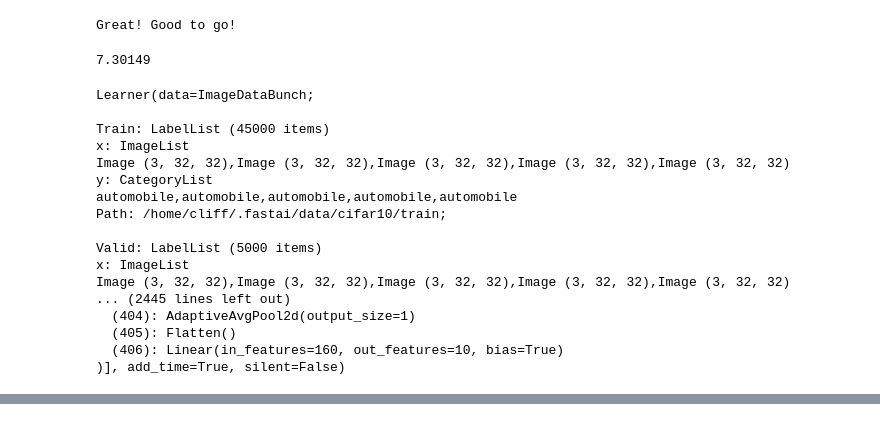
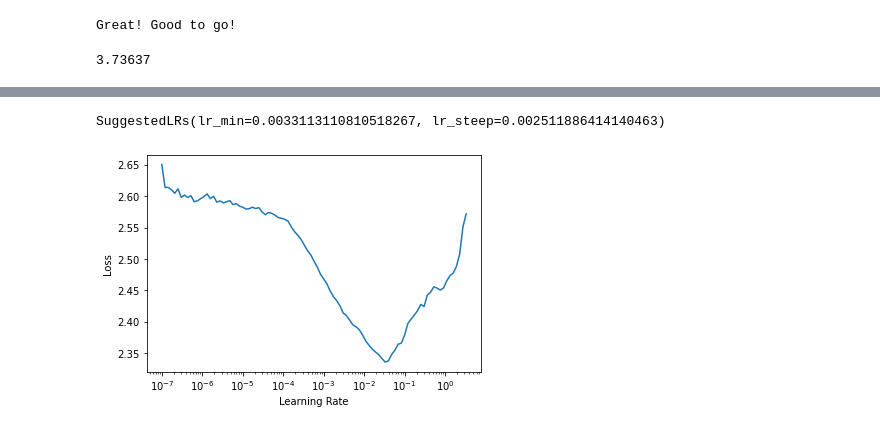
Before and after one commit to cliffbb/geppy_nn, a Jupyter notebook: evolution_search.ipynb, the cells around one changed output, grey strips where cells are left out. Saved outputs shown, nothing was run; the diff lists cells and outputs as text; code cells hidden in the pictures.

Commit message:
Update fastai_v2

```diff
--- a/evolution_search.ipynb
+++ b/evolution_search.ipynb
@@ -90,9 +103,7 @@ torch.backends.cudnn.enabled = True
 torch.backends.cudnn.benchmark = True
 #torch.backends.deterministic = True
 # %%
-conf = arch_config(comp_graph=comp_graph,
-                   #depth_coeff=1.0,
-                   #width_coeff=1.0,
+conf = arch_config(comp_graphs=comp_graphs,
                    channels=40,
                    repeat_list=[4, 4, 4],
                    classes=10)
@@ -100,5 +111,5 @@ conf = arch_config(comp_graph=comp_graph,
 net = get_net(conf)
 count_parameters(net)
 # %% [output]
-7.30149
+3.73637
 # %%
@@ -121,23 +140,9 @@ data = (ImageList.from_folder(path/'train')
 # %%
-#opt_func=optim.Adam,
-model_dir = '/home/cliff/ResearchProjects/geppy_nn/comp_graphs/new'
-learn = Learner(data, net, bn_wd=False, metrics=[error_rate, accuracy], model_dir=model_dir).mixup(alpha=1.)
-learn.to_fp16()
+# loss_func = nn.CrossEntropyLoss()
+cutmix = CutMix()
+save = SaveModelCallback(monitor='accuracy', name='model')
+model_dir = '/home/cliff/ResearchProjects/geppy_nn/comp_graphs/tevc_2020'
+
+learn = Learner(data, net, metrics=[error_rate, accuracy],
+                cbs=[cutmix, save], model_dir=model_dir)
+#learn.to_fp16()
-# %% [output]
-Learner(data=ImageDataBunch;
-
-Train: LabelList (45000 items)
-x: ImageList
-Image (3, 32, 32),Image (3, 32, 32),Image (3, 32, 32),Image (3, 32, 32),Image (3, 32, 32)
-y: CategoryList
-automobile,automobile,automobile,automobile,automobile
-Path: /home/cliff/.fastai/data/cifar10/train;
-
-Valid: LabelList (5000 items)
-x: ImageList
-Image (3, 32, 32),Image (3, 32, 32),Image (3, 32, 32),Image (3, 32, 32),Image (3, 32, 32)
-... (2445 lines left out)
-  (404): AdaptiveAvgPool2d(output_size=1)
-  (405): Flatten()
-  (406): Linear(in_features=160, out_features=10, bias=True)
-)], add_time=True, silent=False)
@@ -147,0 +149,4 @@ learn.recorder.plot()
+# %%
+learn.lr_find()
+# learn.recorder.plot()
+# %% [output]
@@ -148 +154,3 @@ learn.recorder.plot()
+SuggestedLRs(lr_min=0.0033113110810518267, lr_steep=0.002511886414140463)
+[figure, added]
 # %%
```
Also changed, not shown: parts of 9 cells of this notebook, 14 other files.
